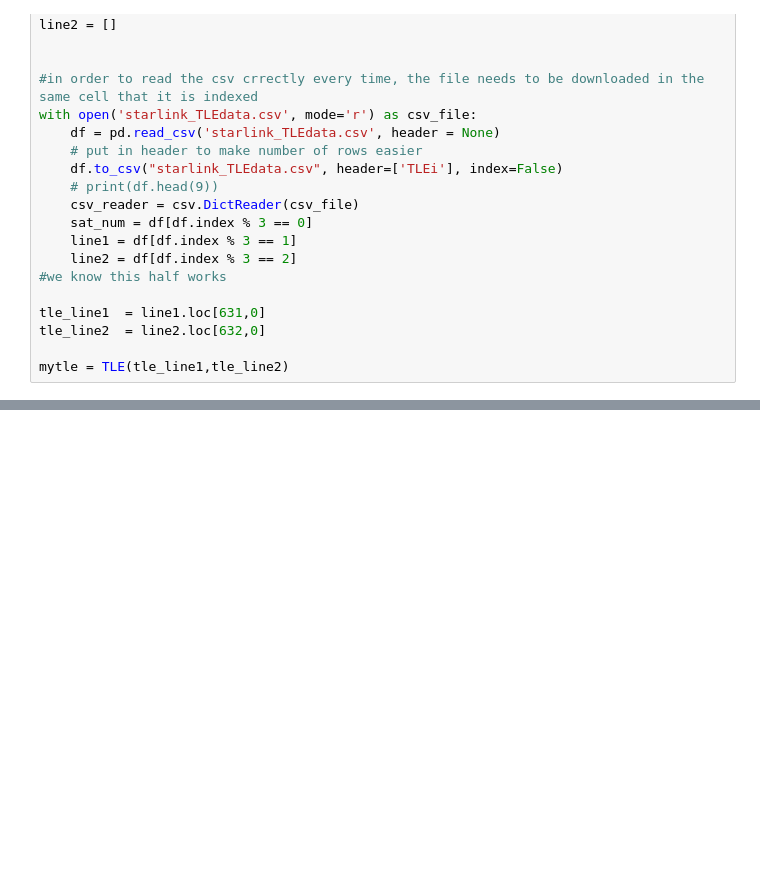
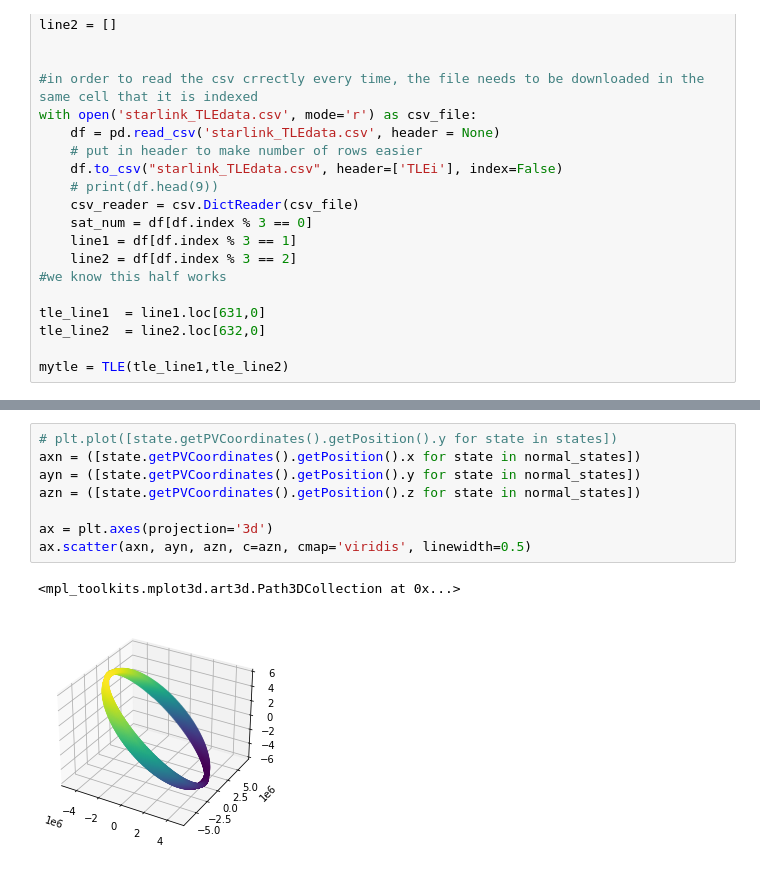
Before and after one commit to NickMoraga/NickMoraga, a Jupyter notebook: drag_calc.ipynb, the cells around one changed output, grey strips where cells are left out. Drawn from its saved outputs; the diff is of its cells as text; blank space fills up the shorter version.

```diff
--- a/drag_calc.ipynb
+++ b/drag_calc.ipynb
@@ -350,0 +651,11 @@ from force_functions import draggin
+# %%
+# plt.plot([state.getPVCoordinates().getPosition().y for state in states])
+axn = ([state.getPVCoordinates().getPosition().x for state in normal_states])
+ayn = ([state.getPVCoordinates().getPosition().y for state in normal_states])
+azn = ([state.getPVCoordinates().getPosition().z for state in normal_states])
+
+ax = plt.axes(projection='3d')
+ax.scatter(axn, ayn, azn, c=azn, cmap='viridis', linewidth=0.5)
+# %% [output]
+<mpl_toolkits.mplot3d.art3d.Path3DCollection at 0x...>
+[figure, added]
```
Also changed, not shown: parts of 19 cells of this notebook.
